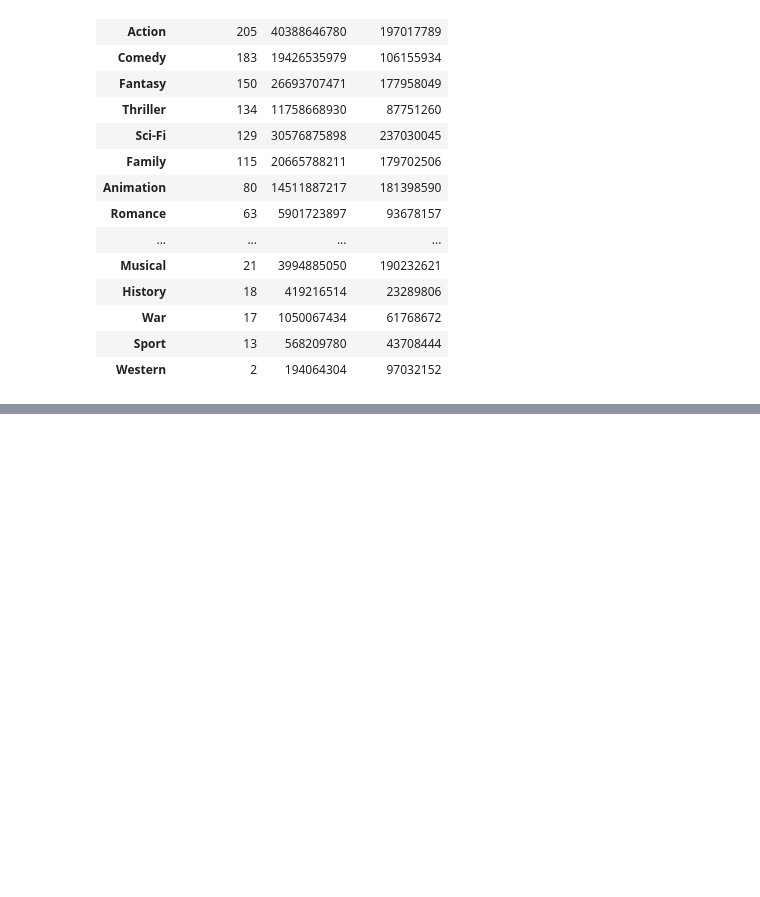
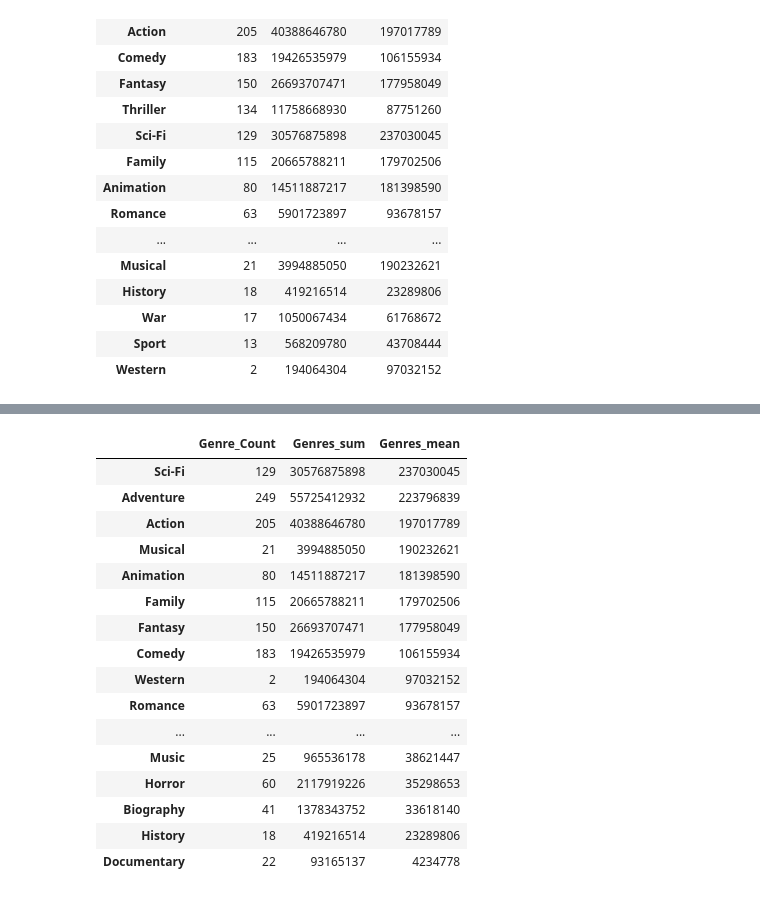
Before and after one commit to PauletteJ/Module01-Final-Project, a Jupyter notebook: index.ipynb, the cells around one changed output, grey strips where cells are left out. Saved outputs shown, nothing was run; the diff lists cells and outputs as text; code cells hidden in the pictures; blank space fills up the shorter version.

```diff
--- a/index.ipynb
+++ b/index.ipynb
@@ -779,0 +800,20 @@ df_genres.head(21)
+# %%
+df_genres.sort_values('Genres_mean', ascending = False)
+# %% [output]
+|  | Genre_Count | Genres_sum | Genres_mean |
+| Sci-Fi | 129 | 30576875898 | 237030045 |
+| Adventure | 249 | 55725412932 | 223796839 |
+| Action | 205 | 40388646780 | 197017789 |
+| Musical | 21 | 3994885050 | 190232621 |
+| Animation | 80 | 14511887217 | 181398590 |
+| Family | 115 | 20665788211 | 179702506 |
+| Fantasy | 150 | 26693707471 | 177958049 |
+| Comedy | 183 | 19426535979 | 106155934 |
+| Western | 2 | 194064304 | 97032152 |
+| Romance | 63 | 5901723897 | 93678157 |
+| ... | ... | ... | ... |
+| Music | 25 | 965536178 | 38621447 |
+| Horror | 60 | 2117919226 | 35298653 |
+| Biography | 41 | 1378343752 | 33618140 |
+| History | 18 | 419216514 | 23289806 |
+| Documentary | 22 | 93165137 | 4234778 |
```
Also changed, not shown: parts of 5 cells of this notebook.
